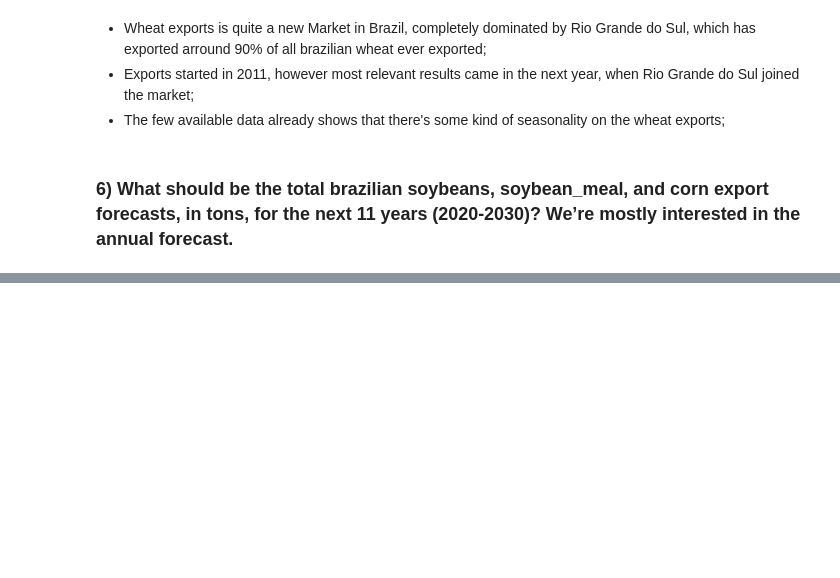
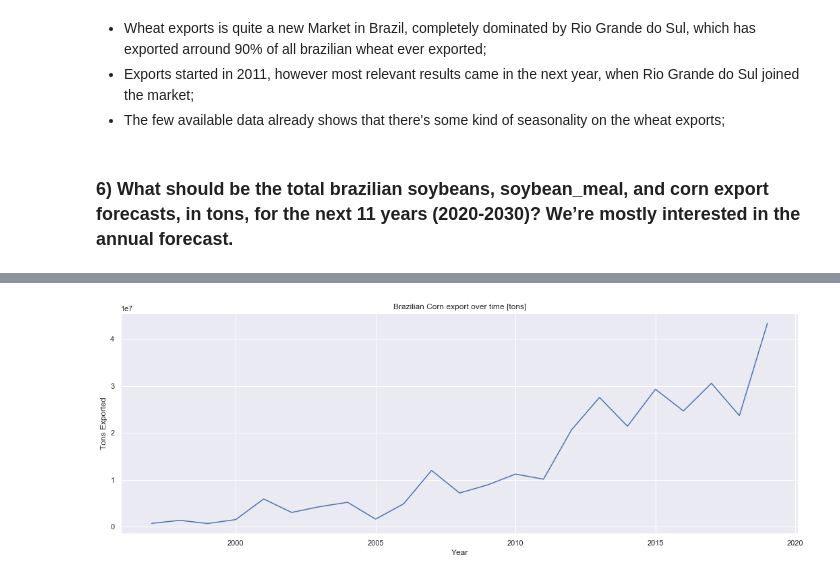
Before and after one commit to rpdieego/case_4intelligence, a Jupyter notebook: Data Analysis Skill Test - Case 2.ipynb, the cells around one changed output, grey strips where cells are left out. Drawn from its saved outputs; the diff is of its cells as text; code cells hidden in the pictures; blank space fills up the shorter version.

```diff
--- a/Data Analysis Skill Test - Case 2.ipynb
+++ b/Data Analysis Skill Test - Case 2.ipynb
@@ -994,0 +1051,5 @@ plot_export_state_over_time(state_prod_year_wheat, 'Wheat')
+# %%
+# Corn
+plot_ts(ts_corn, 'Corn')
+# %% [output]
+[figure, added]
```
Also changed, not shown: parts of 14 cells of this notebook.
